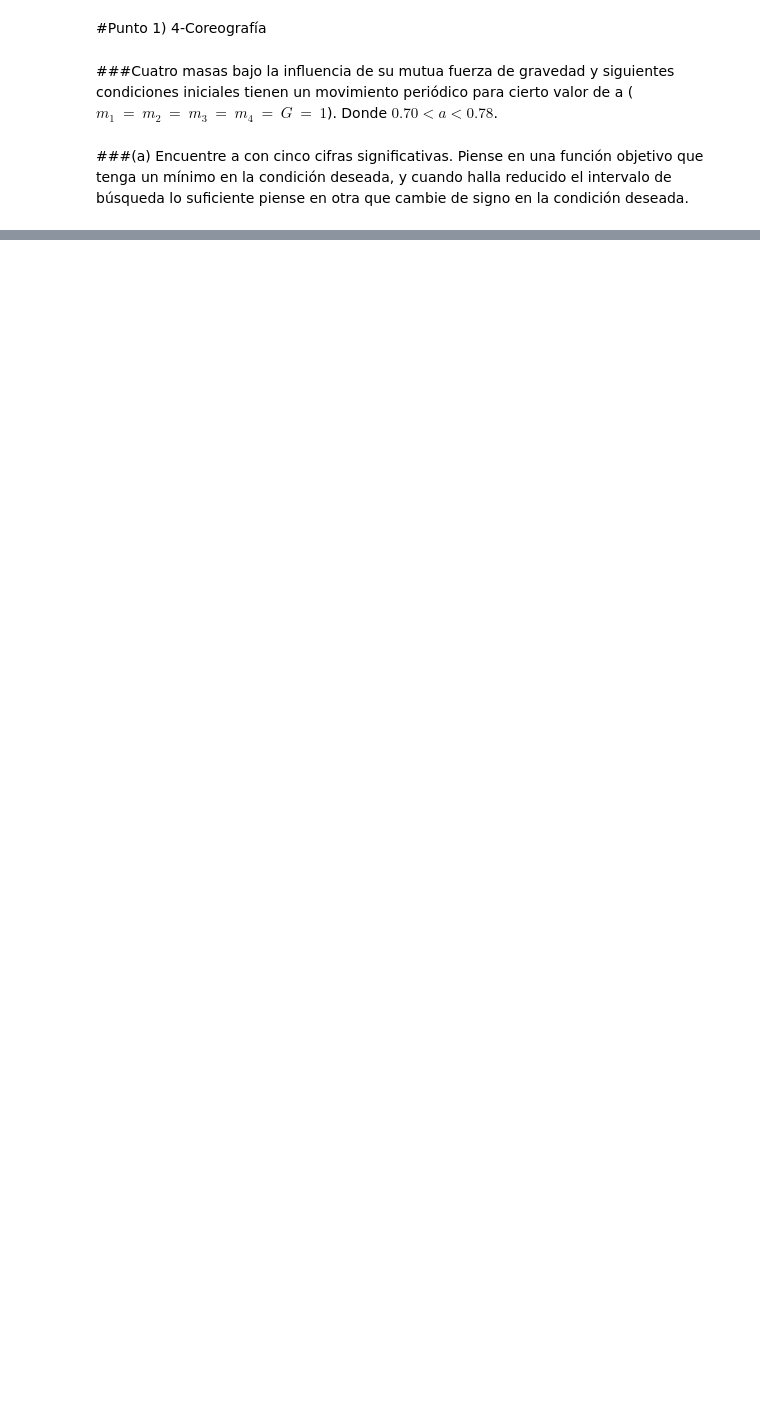
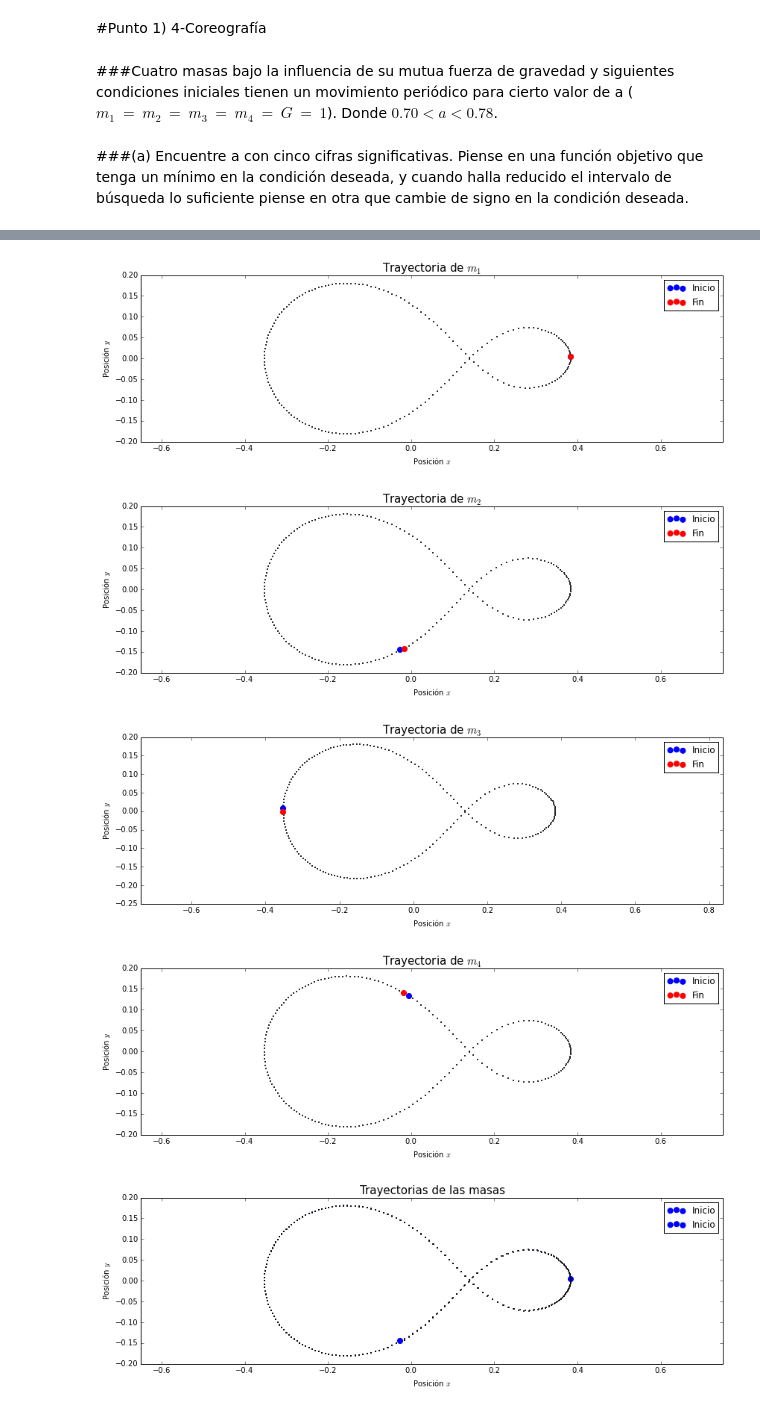
Before and after one commit to ArturoVelasquez/MC-1, a Jupyter notebook: Tareas/HW5/HW5.ipynb, the cells around one changed output, grey strips where cells are left out. Saved outputs shown, nothing was run; the diff lists cells and outputs as text; code cells hidden in the pictures; blank space fills up the shorter version.

```diff
--- a/Tareas/HW5/HW5.ipynb
+++ b/Tareas/HW5/HW5.ipynb
@@ -281,0 +263,3 @@ def f(Y):
+# %%
+a = afinder(Y4)
+print('El a necesario para quelas trayectorias sean periódicas es de aproximadamente %.10f.'%a)
@@ -281,0 +273,14 @@ def f(Y):
+# %%
+Y4nuevo = Y4(a=a)
+hist=simulacion(numIter=200,Y=Y4nuevo,tmax=1)
+graficador(hist,masa=1)
+graficador(hist,masa=2)
+graficador(hist,masa=3)
+graficador(hist,masa=4)
+graficador(hist,masa=0)
+# %% [output]
+[figure, added]
+[figure, added]
+[figure, added]
+[figure, added]
+[figure, added]
```
Also changed, not shown: parts of 27 cells of this notebook, 3 other files.
